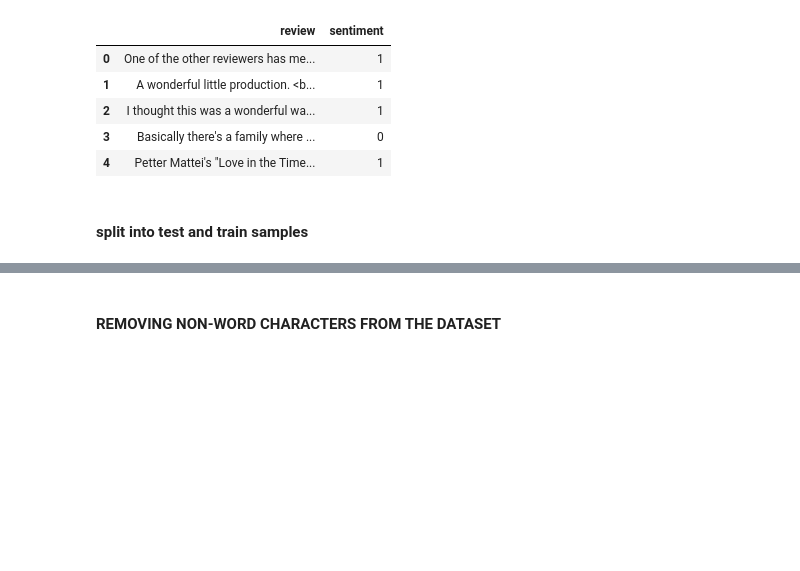
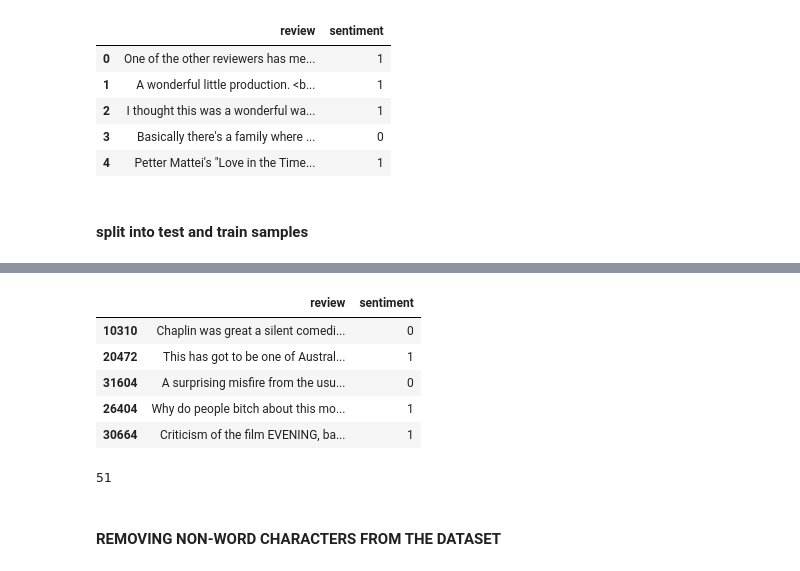
Before and after one commit to PriyaShrinithi/Movie-Reviews, a Jupyter notebook: Sentiment Analysis using Movie Reviews.ipynb, the cells around one changed output, grey strips where cells are left out. Saved outputs shown, nothing was run; the diff lists cells and outputs as text; code cells hidden in the pictures; blank space fills up the shorter version.

```diff
--- a/Sentiment Analysis using Movie Reviews.ipynb
+++ b/Sentiment Analysis using Movie Reviews.ipynb
@@ -113,0 +127,9 @@ dataframe.head()
+# %%
+test.head()
+# %% [output]
+|  | review | sentiment |
+| 10310 | Chaplin was great a silent comedi... | 0 |
+| 20472 | This has got to be one of Austral... | 1 |
+| 31604 | A surprising misfire from the usu... | 0 |
+| 26404 | Why do people bitch about this mo... | 1 |
+| 30664 | Criticism of the film EVENING, ba... | 1 |
@@ -114,3 +145,7 @@ dataframe.head()
+# %%
+gc.collect()
+# %% [output]
+51
 # %% [markdown]
 #### REMOVING NON-WORD CHARACTERS FROM THE DATASET
 # %%
```
Also changed, not shown: parts of 28 cells of this notebook.
